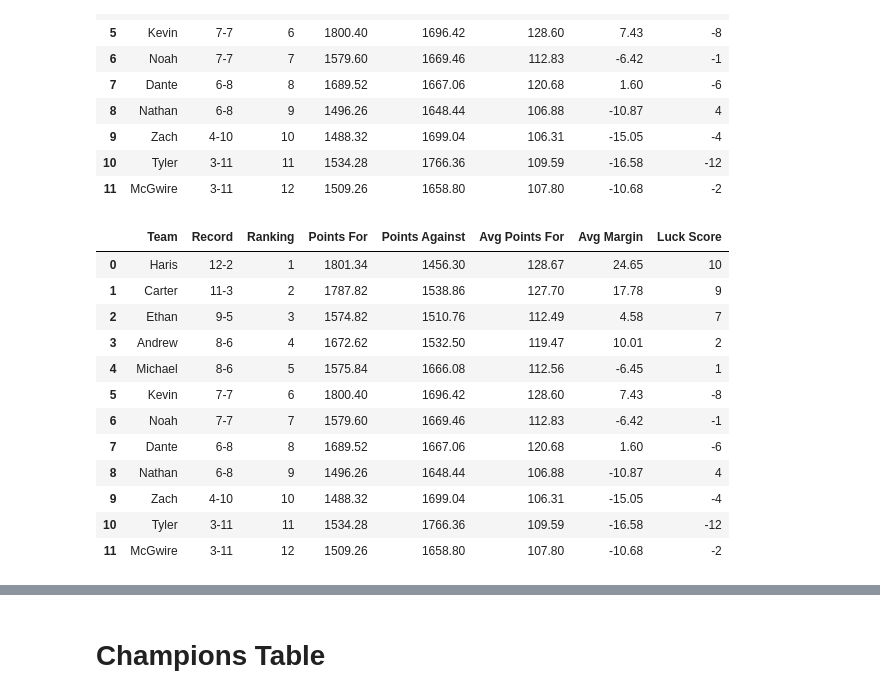
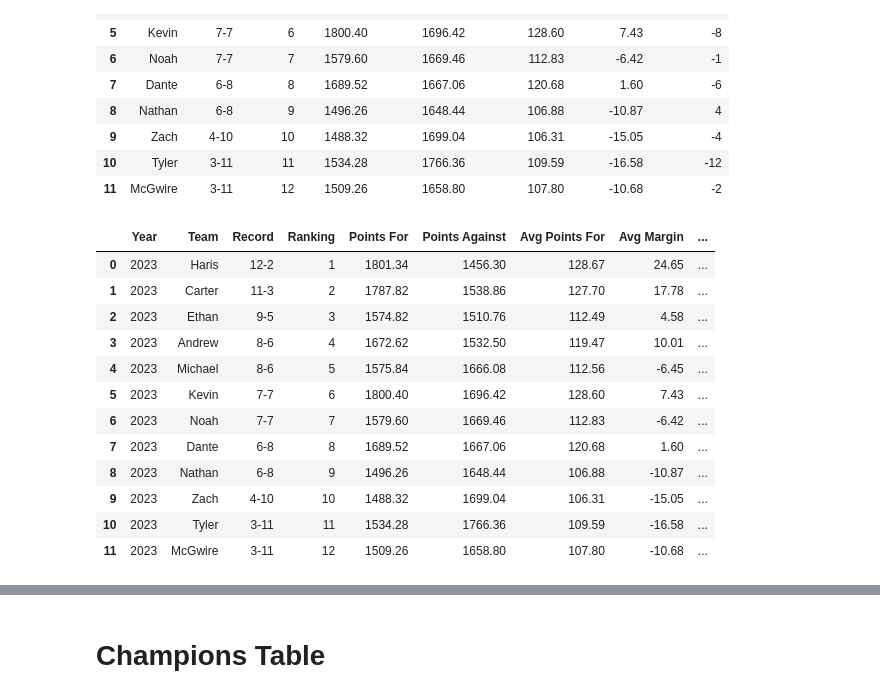
Before and after one commit to serdarevichar8/fantasy-football-website, a Jupyter notebook: fantasy-football-data.ipynb, the cells around one changed output, grey strips where cells are left out. Drawn from its saved outputs; the diff is of its cells as text; code cells hidden in the pictures.

```diff
--- a/fantasy-football-data.ipynb
+++ b/fantasy-football-data.ipynb
@@ -211,7 +211,8 @@ def summary_table(data: pd.DataFrame, year: int, week: int = None) -> pd.DataFra
     weekly_standings = pd.DataFrame(weekly_standings, columns=['Team','Wins','Record', 'Points For','Points Against','Avg Points For','Avg Margin','Luck Score'])
     weekly_standings.sort_values(['Wins','Points For'], ascending=False, ignore_index=True, inplace=True)
     weekly_standings['Ranking'] = [i + 1 for i in weekly_standings.index]
-    weekly_standings = weekly_standings[['Team','Record','Ranking','Points For','Points Against','Avg Points For','Avg Margin','Luck Score']]
+    weekly_standings['Year'] = year
+    weekly_standings = weekly_standings[['Year','Team','Record','Ranking','Points For','Points Against','Avg Points For','Avg Margin','Luck Score']]
 
     return weekly_standings
 # %%
@@ -394,18 +396,19 @@ weekly_standings
 | 10 | Tyler | 3-11 | 11 | 1534.28 | 1766.36 | 109.59 | -16.58 | -12 |
 | 11 | McGwire | 3-11 | 12 | 1509.26 | 1658.80 | 107.80 | -10.68 | -2 |
 # %%
-summary_table(GAME_DATA, year = 2023)
+standings = summary_table(GAME_DATA, year = 2023)
+standings
 # %% [output]
-|  | Team | Record | Ranking | Points For | Points Against | Avg Points For | Avg Margin | Luck Score |
-| 0 | Haris | 12-2 | 1 | 1801.34 | 1456.30 | 128.67 | 24.65 | 10 |
-| 1 | Carter | 11-3 | 2 | 1787.82 | 1538.86 | 127.70 | 17.78 | 9 |
-| 2 | Ethan | 9-5 | 3 | 1574.82 | 1510.76 | 112.49 | 4.58 | 7 |
-| 3 | Andrew | 8-6 | 4 | 1672.62 | 1532.50 | 119.47 | 10.01 | 2 |
-| 4 | Michael | 8-6 | 5 | 1575.84 | 1666.08 | 112.56 | -6.45 | 1 |
-| 5 | Kevin | 7-7 | 6 | 1800.40 | 1696.42 | 128.60 | 7.43 | -8 |
-| 6 | Noah | 7-7 | 7 | 1579.60 | 1669.46 | 112.83 | -6.42 | -1 |
-| 7 | Dante | 6-8 | 8 | 1689.52 | 1667.06 | 120.68 | 1.60 | -6 |
-| 8 | Nathan | 6-8 | 9 | 1496.26 | 1648.44 | 106.88 | -10.87 | 4 |
-| 9 | Zach | 4-10 | 10 | 1488.32 | 1699.04 | 106.31 | -15.05 | -4 |
-| 10 | Tyler | 3-11 | 11 | 1534.28 | 1766.36 | 109.59 | -16.58 | -12 |
-| 11 | McGwire | 3-11 | 12 | 1509.26 | 1658.80 | 107.80 | -10.68 | -2 |
+|  | Year | Team | Record | Ranking | Points For | Points Against | Avg Points For | Avg Margin | ... |
+| 0 | 2023 | Haris | 12-2 | 1 | 1801.34 | 1456.30 | 128.67 | 24.65 | ... |
+| 1 | 2023 | Carter | 11-3 | 2 | 1787.82 | 1538.86 | 127.70 | 17.78 | ... |
+| 2 | 2023 | Ethan | 9-5 | 3 | 1574.82 | 1510.76 | 112.49 | 4.58 | ... |
+| 3 | 2023 | Andrew | 8-6 | 4 | 1672.62 | 1532.50 | 119.47 | 10.01 | ... |
+| 4 | 2023 | Michael | 8-6 | 5 | 1575.84 | 1666.08 | 112.56 | -6.45 | ... |
+| 5 | 2023 | Kevin | 7-7 | 6 | 1800.40 | 1696.42 | 128.60 | 7.43 | ... |
+| 6 | 2023 | Noah | 7-7 | 7 | 1579.60 | 1669.46 | 112.83 | -6.42 | ... |
+| 7 | 2023 | Dante | 6-8 | 8 | 1689.52 | 1667.06 | 120.68 | 1.60 | ... |
+| 8 | 2023 | Nathan | 6-8 | 9 | 1496.26 | 1648.44 | 106.88 | -10.87 | ... |
+| 9 | 2023 | Zach | 4-10 | 10 | 1488.32 | 1699.04 | 106.31 | -15.05 | ... |
+| 10 | 2023 | Tyler | 3-11 | 11 | 1534.28 | 1766.36 | 109.59 | -16.58 | ... |
+| 11 | 2023 | McGwire | 3-11 | 12 | 1509.26 | 1658.80 | 107.80 | -10.68 | ... |
```
Also changed, not shown: parts of 12 cells of this notebook, 48 other files.
